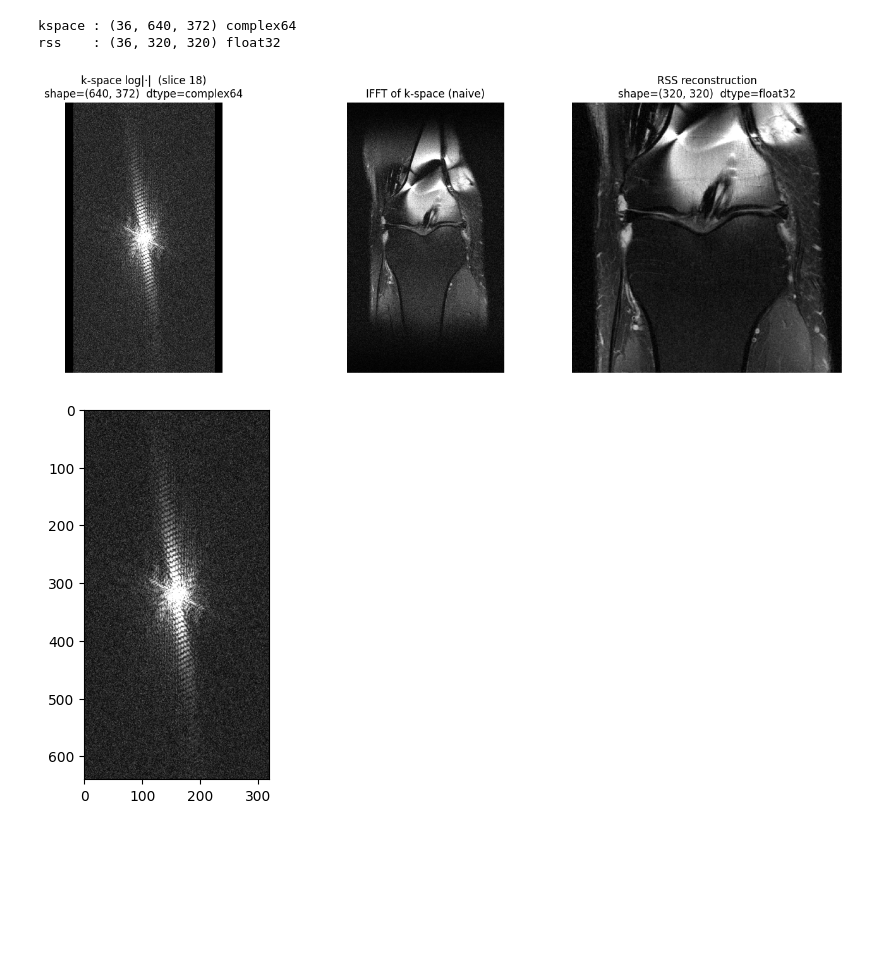
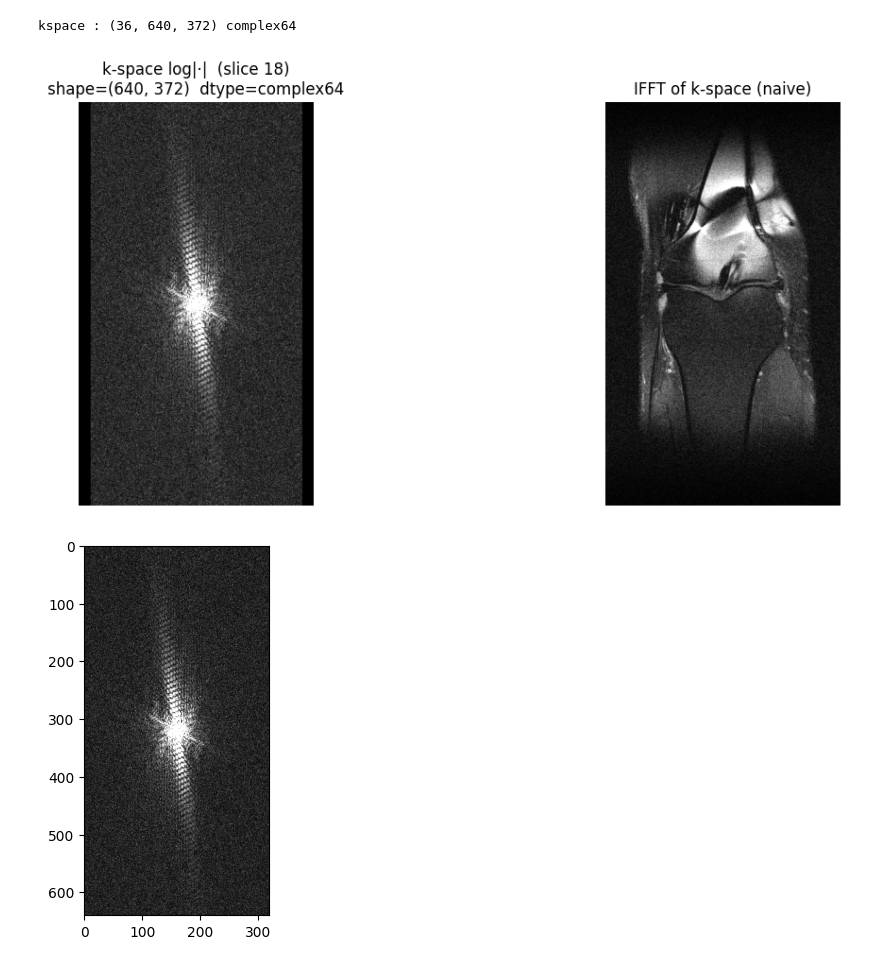
Before and after one commit to amlannag/MambaCS, a Jupyter notebook: notebooks/kspace_analysis.ipynb, the cells around one changed output. Saved outputs shown, nothing was run; the diff lists cells and outputs as text; code cells hidden in the pictures; blank space fills up the shorter version.

```diff
--- a/notebooks/kspace_analysis.ipynb
+++ b/notebooks/kspace_analysis.ipynb
@@ -7,42 +7,35 @@ FILE = "../file1000001.h5"
 
 with h5py.File(FILE, "r") as f:
     kspace = f["kspace"][:]               # (36, 640, 372) complex64
     rss    = f["reconstruction_rss"][:]   # (36, 320, 320) float32
 
 print("kspace :", kspace.shape, kspace.dtype)
-print("rss    :", rss.shape,    rss.dtype)
 
 sl  = kspace.shape[0] // 2
 ks  = kspace[sl]   # (640, 372) complex64
-img = rss[sl]      # (320, 320) float32
 
 naive = np.abs(np.fft.ifftshift(np.fft.ifft2(np.fft.ifftshift(ks))))
 
 def norm(x, lo=1, hi=99):
     """Clip to percentile range then scale to [0, 1]."""
     a, b = np.percentile(x, lo), np.percentile(x, hi)
     return np.clip((x - a) / (b - a + 1e-8), 0, 1)
 
-fig, axes = plt.subplots(1, 3, figsize=(14, 5))
+fig, axes = plt.subplots(1, 2, figsize=(14, 5))
 
 axes[0].imshow(norm(np.log1p(np.abs(ks))), cmap="gray")
 axes[0].set_title(f"k-space log|·|  (slice {sl})\nshape={ks.shape}  dtype={ks.dtype}")
 axes[0].axis("off")
 
 axes[1].imshow(norm(naive), cmap="gray")
 axes[1].set_title("IFFT of k-space (naive)")
 axes[1].axis("off")
 
-axes[2].imshow(norm(img), cmap="gray")
-axes[2].set_title(f"RSS reconstruction\nshape={img.shape}  dtype={img.dtype}")
-axes[2].axis("off")
-
 plt.tight_layout()
 plt.show()
 # %% [output]
 kspace : (36, 640, 372) complex64
-rss    : (36, 320, 320) float32
-[figure, old version]
+[figure, new version]
 # %%
 h, w = ks.shape  # 640, 372
 center = w // 2  # 320
```
Also changed, not shown: 2 other files.
